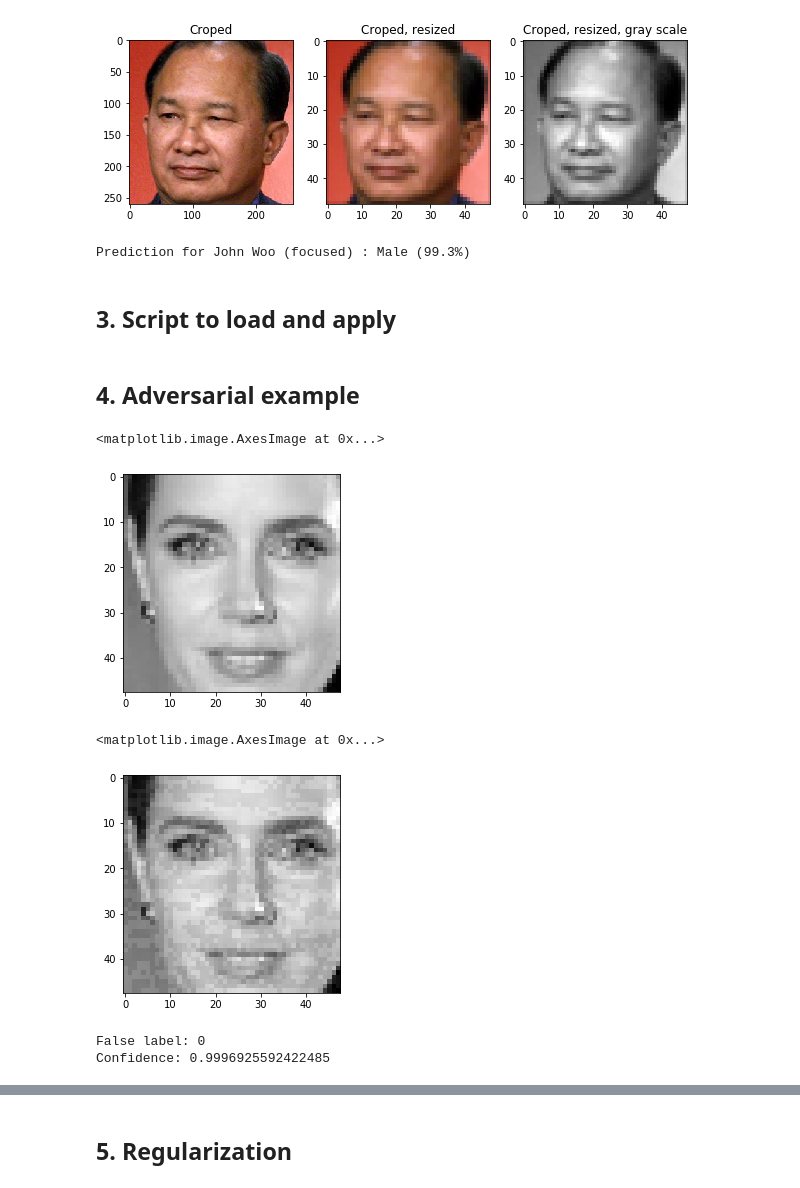
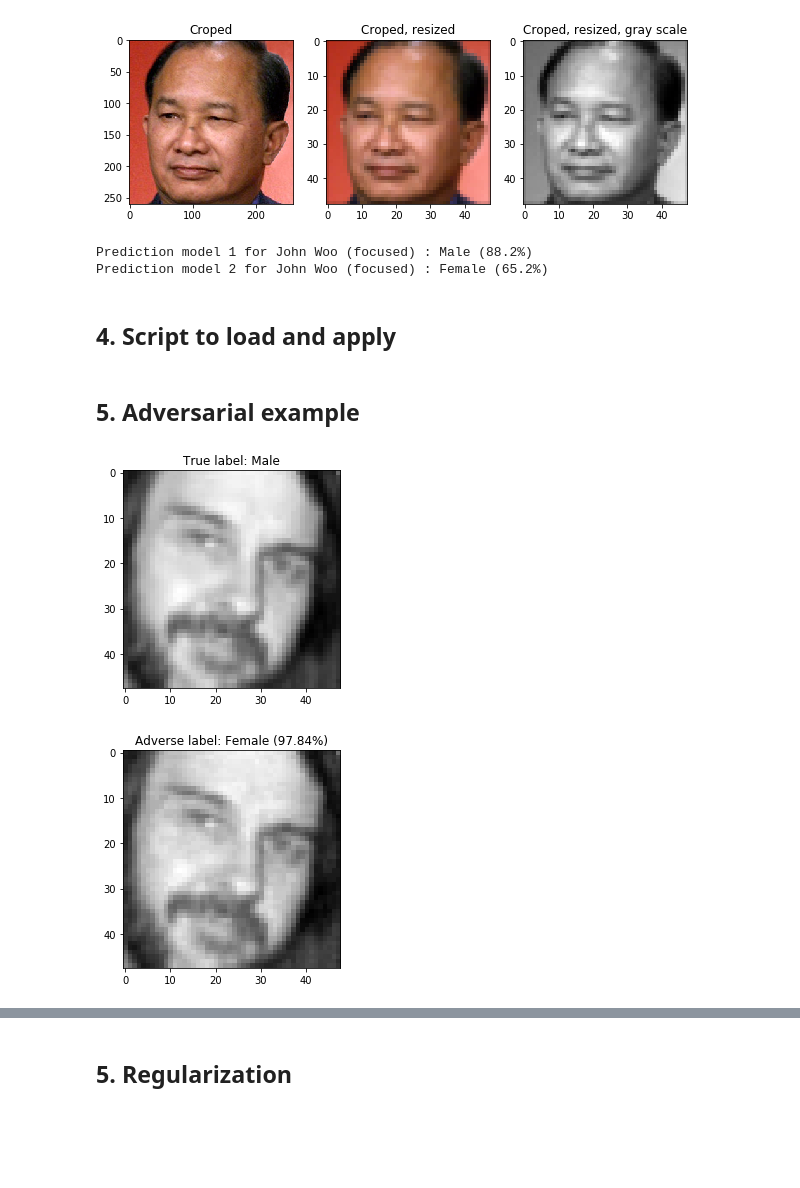
Before and after one commit to aksl20/classify_gender_cnn, a Jupyter notebook: python/notebook/AdverseHim_aksl.ipynb, the cells around one changed output, grey strips where cells are left out. Drawn from its saved outputs; the diff is of its cells as text; code cells hidden in the pictures; blank space fills up the shorter version.

```diff
--- a/python/notebook/AdverseHim_aksl.ipynb
+++ b/python/notebook/AdverseHim_aksl.ipynb
@@ -49,3 +17,9 @@ import sklearn.metrics as skMetrics
 from skimage import io, transform
 from pathlib import Path
 import tensorflow as tf
+# %%
+data_root = Path('/mnt/drive/My Drive/Colab Notebooks/mdi341-deeplearning/DeepLearning_Source_TF2/')
+#data_root = Path('../../../DeepLearning_Source_TF2')
+img_root = data_root / 'Databases/'
+
+experiment_size = 100
@@ -151,14 +135,10 @@ def plotFaces(nrows, ncols, ds, estimates=None):
 # %% [markdown]
 ## Data
 # %%
-data_root = Path('/mnt/drive/My Drive/Colab Notebooks/mdi341-deeplearning/DeepLearning_Source_TF2/Databases')
-
-experiment_size = 100
-
-train = DataSet(path=data_root, filename_data=f'data_{experiment_size}k.bin',
+train = DataSet(path=img_root, filename_data=f'data_{experiment_size}k.bin',
                 filename_gender=f'gender_{experiment_size}k.bin', nbdata=1000*experiment_size)
 train.load()
-test = DataSet(data_root, 'data_test10k.bin','gender_test10k.bin', 10000)
+test = DataSet(img_root, 'data_test10k.bin','gender_test10k.bin', 10000)
 test.load()
 
 genders = ['Male', 'Female']
@@ -384,14 +373,18 @@ axes[2].set_title('Croped, resized, gray scale');
 # %% [output]
 [figure]
 # %%
-predJw2Soft = model1.predict(jw2g.reshape(1, test.width, test.height, 1))
-predJw2 = np.argmax(predJw2Soft[0])
-print("Prediction for John Woo (focused) : %s (%.1f%%)" % (genders[predJw2], predJw2Soft[0, predJw2]*100))
+predJw2Soft1 = model1.predict(jw2g.reshape(1, test.width, test.height, 1))
+predJw2Hard1 = np.argmax(predJw2Soft1[0])
+print("Prediction model 1 for John Woo (focused) : %s (%.1f%%)" % (genders[predJw2Hard1], predJw2Soft1[0, predJw2Hard1]*100))
+predJw2Soft2 = model2.predict(jw2g.reshape(1, test.width, test.height, 1))
+predJw2Hard2 = np.argmax(predJw2Soft2[0])
+print("Prediction model 2 for John Woo (focused) : %s (%.1f%%)" % (genders[predJw2Hard2], predJw2Soft2[0, predJw2Hard2]*100))
 # %% [output]
-Prediction for John Woo (focused) : Male (99.3%)
+Prediction model 1 for John Woo (focused) : Male (88.2%)
+Prediction model 2 for John Woo (focused) : Female (65.2%)
 # %% [markdown]
-## 3. Script to load and apply
+## 4. Script to load and apply
 # %% [markdown]
-## 4. Adversarial example
+## 5. Adversarial example
 # %%
 # Load the model
@@ -412,30 +405,24 @@ def adversarial_pattern(image, true_label):
 # %%
 n = train.data.shape[0]
 index = np.random.randint(0, n)
 image = train.data[index, :,:,:]
 
 # We compute a wrong label
 label = train.label[index, :]
 plt.imshow(image.reshape(48, 48), cmap='gray')
-print(f'True label: {np.argmax(label)}')
+plt.title(f'True label: {genders[np.argmax(label)]}');
 # %% [output]
-<matplotlib.image.AxesImage at 0x...>
-[figure, old version]
+[figure, new version]
 # %%
-eps = 0.03
+eps = 0.01
 
-perturbations = adversarial_pattern(image.reshape((1, 48, 48, 1)), label).numpy()
+perturbations = adversarial_pattern(model2, image.reshape((1, 48, 48, 1)), label).numpy()
 adversarial = image + perturbations * eps
 
 plt.imshow(adversarial.reshape(48, 48), cmap='gray')
+
+pred = model2.predict(adversarial.reshape((1, 48, 48, 1)))
+adverse_label = np.argmax(pred)
+plt.title(f'Adverse label: %s (%.2f%%)' % (genders[adverse_label], pred[0][adverse_label]*100));
 # %% [output]
-<matplotlib.image.AxesImage at 0x...>
-[figure, old version]
+[figure, new version]
-# %%
-pred = model.predict(adversarial.reshape((1, 48, 48, 1)))
-false_label = np.argmax(pred)
-print(f'False label: {false_label}\n'
-      f'Confidence: {pred[0][0]}')
-# %% [output]
-False label: 0
-Confidence: 0.9996925592422485
```
Also changed, not shown: parts of 42 cells of this notebook.
